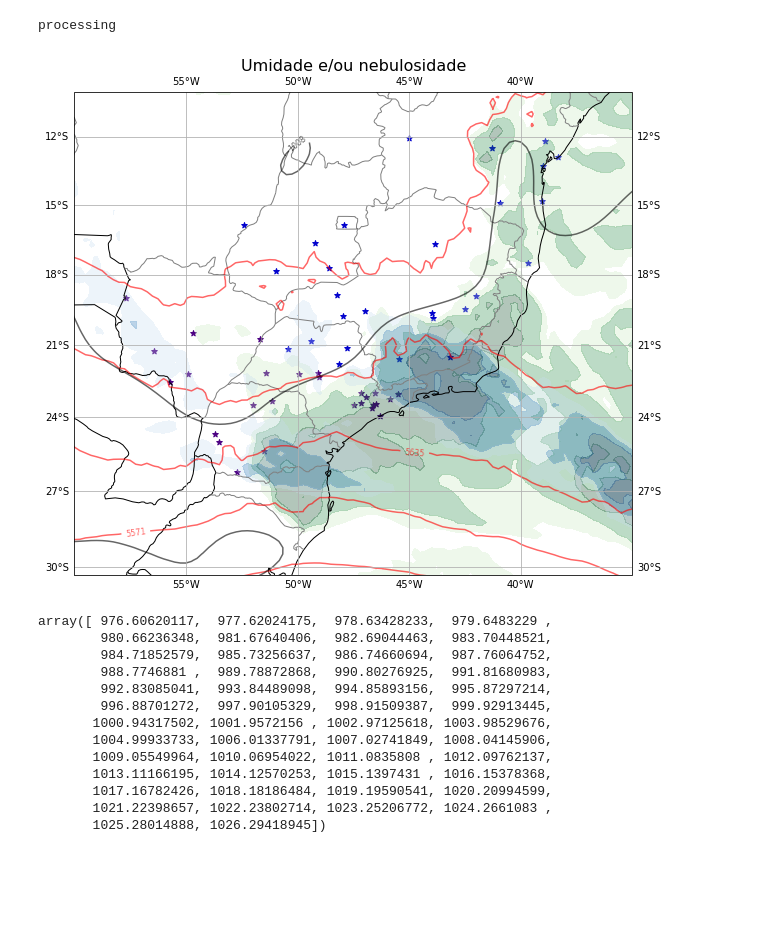
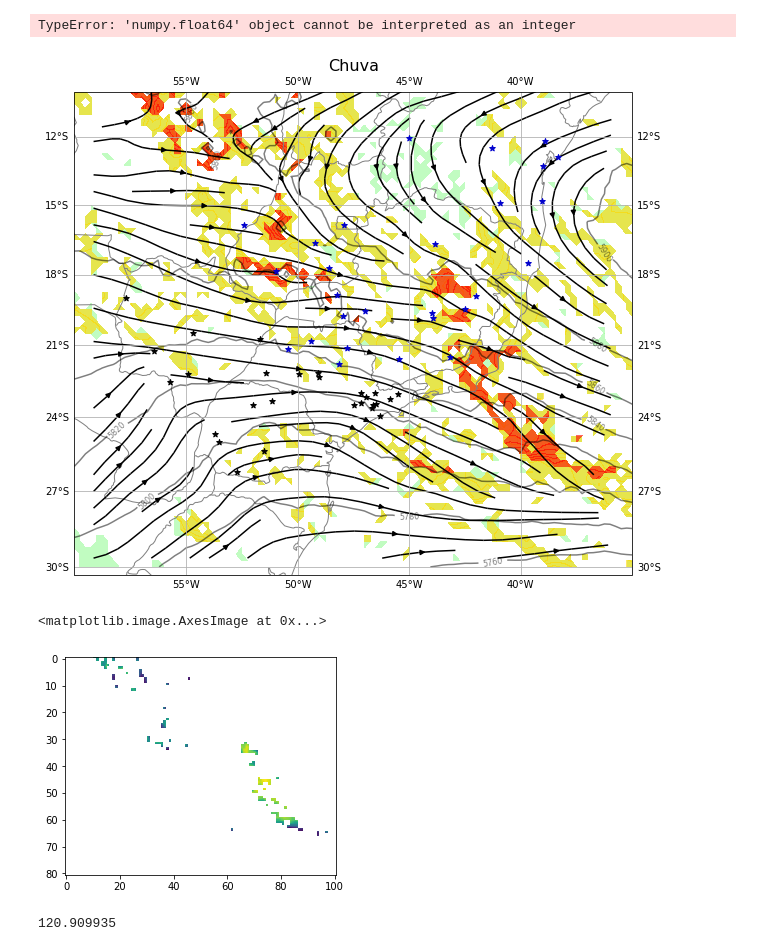
Before and after one commit to marciohssilveira/met_charts, a Jupyter notebook: plots.ipynb, the cells around one changed output. Saved outputs shown, nothing was run; the diff lists cells and outputs as text; code cells hidden in the pictures; blank space fills up the shorter version.

```diff
--- a/plots.ipynb
+++ b/plots.ipynb
@@ -22,29 +22,58 @@ from charts import CalculateCharts
 from variables import ExtractVariables
 # %%
 data = xr.open_dataset('data.nc')
+# %%
+charts = CalculateCharts(data)
+showers = charts.showers_heat_humidity()
+plt.savefig('test2.jpg')
+# %% [output]
+TypeError: 'numpy.float64' object cannot be interpreted as an integer
 # %%
 charts = CalculateCharts(data)
-showers = charts.clouds_humidity()
+clouds = charts.clouds_humidity()
 plt.savefig('test.png')
-# %% [output]
-processing
-[figure, removed]
-# %%
-variables = ExtractVariables(data)
-mslp = variables.mean_sea_level_pressure()
-cint = np.linspace(mslp.min(), mslp.max())
-cint
-# %% [output]
-array([ 976.60620117,  977.62024175,  978.63428233,  979.6483229 ,
-        980.66236348,  981.67640406,  982.69044463,  983.70448521,
-        984.71852579,  985.73256637,  986.74660694,  987.76064752,
-        988.7746881 ,  989.78872868,  990.80276925,  991.81680983,
-        992.83085041,  993.84489098,  994.85893156,  995.87297214,
-        996.88701272,  997.90105329,  998.91509387,  999.92913445,
-       1000.94317502, 1001.9572156 , 1002.97125618, 1003.98529676,
-       1004.99933733, 1006.01337791, 1007.02741849, 1008.04145906,
-       1009.05549964, 1010.06954022, 1011.0835808 , 1012.09762137,
-       1013.11166195, 1014.12570253, 1015.1397431 , 1016.15378368,
-       1017.16782426, 1018.18186484, 1019.19590541, 1020.20994599,
-       1021.22398657, 1022.23802714, 1023.25206772, 1024.2661083 ,
-       1025.28014888, 1026.29418945])
+# %%
+charts = CalculateCharts(data)
+rain = charts.rain()
+plt.savefig('test3.png')
+# %% [output]
+[figure, added]
+# %%
+import matplotlib.pyplot as plt
+variables = ExtractVariables(data)
+
+omega_500 = variables.omega(500)
+rhum_1000 = variables.relative_humidity(1000)
+rhum_850 = variables.relative_humidity(850)
+rhum_700 = variables.relative_humidity(700)
+rhum_500 = variables.relative_humidity(500)
+hgpt_500 = variables.geopotential_height(500)
+
+# This will help with the calculations later on
+omega_500 = omega_500.values
+
+# OMEGA < -0.001 (green contourf)
+# Define conditions
+condition = omega_500 < -0.001
+omega_500_m001 = (omega_500 * condition)
+omega_500_m001[omega_500_m001 == 0] = np.nan
+
+# OMEGA < -0.01 and UR > 40% average(1000/850) (orange contourf)
+# Define conditions
+rhum_1000_850 = (rhum_1000.values + rhum_850.values) / 2
+condition = (omega_500 < -0.01) & (rhum_1000_850 > 40)
+omega_500_m01 = (omega_500 * condition) + (rhum_1000_850 * condition)
+omega_500_m01[omega_500_m01 == 0] = np.nan
+
+# OMEGA < -0.5 and UR > 70% average(1000/850/700/500) (red contourf)
+# Define conditions
+rhum_1000_850_700_500 = (
+    rhum_1000.values + rhum_850.values + rhum_700.values + rhum_500.values) / 4
+condition = (omega_500 < -0.5) & (rhum_1000_850_700_500 > 70)
+omega_500_m5 = (omega_500 * condition) + (rhum_1000_850_700_500 * condition)
+omega_500_m5[omega_500_m5 == 0] = np.nan
+
+plt.imshow(omega_500_m5)
+# %% [output]
+<matplotlib.image.AxesImage at 0x...>
+[figure, added]
@@ -51,3 +90,7 @@ array([ 976.60620117,  977.62024175,  978.63428233,  979.6483229 ,
+# %%
+np.nanmax(k_30_tt_45_li_m1)
+# %% [output]
+120.909935
 # %%
 URL = 'http://thredds.ucar.edu/thredds/catalog/grib/NCEP/GFS/Global_0p25deg/catalog.xml'
 dataset = 'Latest Collection for GFS Quarter Degree Forecast'
```
Also changed, not shown: parts of 4 cells of this notebook, 7 other files.
